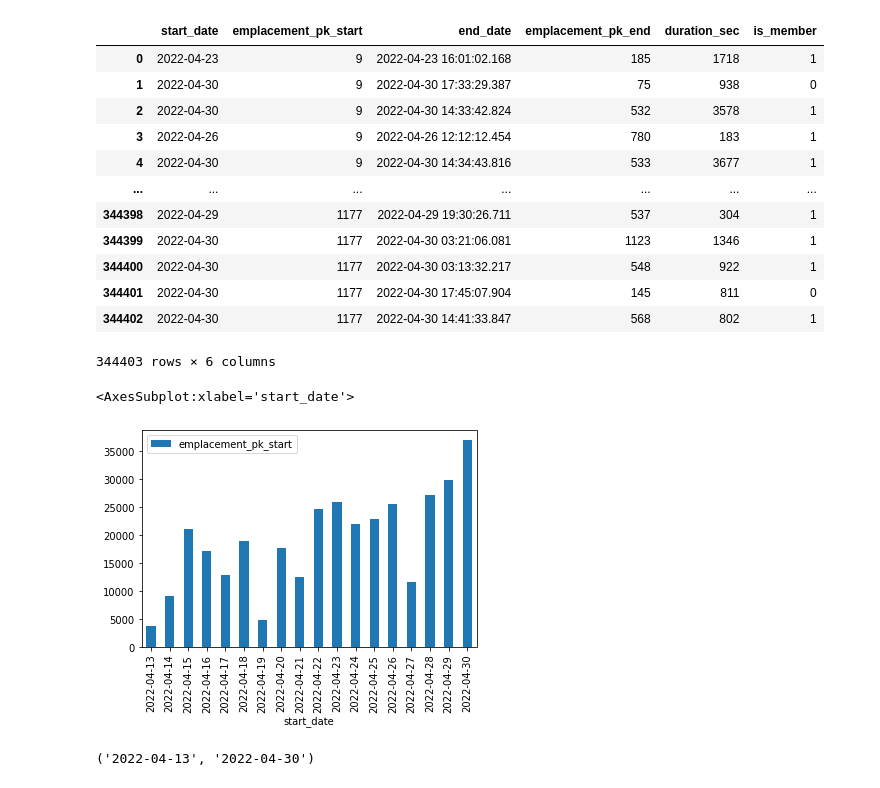
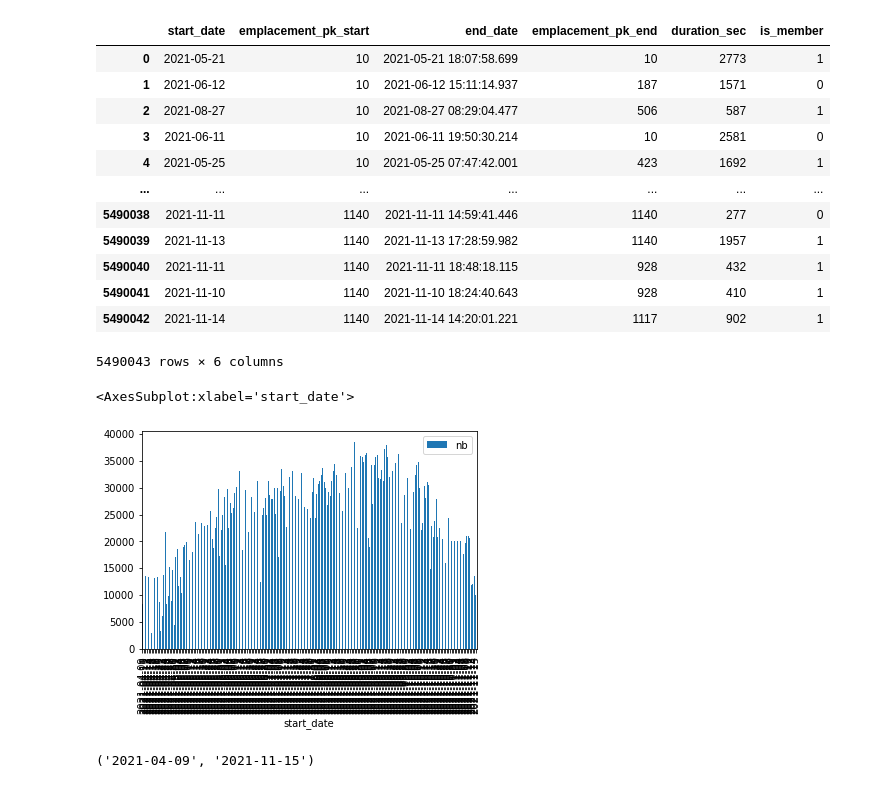
Before and after one commit to LucasScellos/bixi-visualization, a Jupyter notebook: meteo_prediciton.ipynb, the cells around one changed output. Cells and saved outputs as stored; diff of their text form; code cells hidden in the pictures.

```diff
--- a/meteo_prediciton.ipynb
+++ b/meteo_prediciton.ipynb
@@ -4,5 +8,5 @@ from datetime import datetime
 # %%
-deplacement = pd.read_csv('data/2022-avril-data.csv')
+deplacement = pd.read_csv('data/2021_donnees_ouvertes.csv')
 deplacement
 # %% [output]
 |  | start_date | emplacement_pk_start | end_date | emplacement_pk_end | duration_sec | is_member |
@@ -23,34 +27,37 @@ deplacement.start_date = deplacement.start_date.apply(lambda x: x.split(" ")[0])
 deplacement
 # %% [output]
 |  | start_date | emplacement_pk_start | end_date | emplacement_pk_end | duration_sec | is_member |
-| 0 | 2022-04-23 | 9 | 2022-04-23 16:01:02.168 | 185 | 1718 | 1 |
-| 1 | 2022-04-30 | 9 | 2022-04-30 17:33:29.387 | 75 | 938 | 0 |
-| 2 | 2022-04-30 | 9 | 2022-04-30 14:33:42.824 | 532 | 3578 | 1 |
-| 3 | 2022-04-26 | 9 | 2022-04-26 12:12:12.454 | 780 | 183 | 1 |
-| 4 | 2022-04-30 | 9 | 2022-04-30 14:34:43.816 | 533 | 3677 | 1 |
+| 0 | 2021-05-21 | 10 | 2021-05-21 18:07:58.699 | 10 | 2773 | 1 |
+| 1 | 2021-06-12 | 10 | 2021-06-12 15:11:14.937 | 187 | 1571 | 0 |
+| 2 | 2021-08-27 | 10 | 2021-08-27 08:29:04.477 | 506 | 587 | 1 |
+| 3 | 2021-06-11 | 10 | 2021-06-11 19:50:30.214 | 10 | 2581 | 0 |
+| 4 | 2021-05-25 | 10 | 2021-05-25 07:47:42.001 | 423 | 1692 | 1 |
 | ... | ... | ... | ... | ... | ... | ... |
-| 344398 | 2022-04-29 | 1177 | 2022-04-29 19:30:26.711 | 537 | 304 | 1 |
-| 344399 | 2022-04-30 | 1177 | 2022-04-30 03:21:06.081 | 1123 | 1346 | 1 |
-| 344400 | 2022-04-30 | 1177 | 2022-04-30 03:13:32.217 | 548 | 922 | 1 |
-| 344401 | 2022-04-30 | 1177 | 2022-04-30 17:45:07.904 | 145 | 811 | 0 |
-| 344402 | 2022-04-30 | 1177 | 2022-04-30 14:41:33.847 | 568 | 802 | 1 |
+| 5490038 | 2021-11-11 | 1140 | 2021-11-11 14:59:41.446 | 1140 | 277 | 0 |
+| 5490039 | 2021-11-13 | 1140 | 2021-11-13 17:28:59.982 | 1140 | 1957 | 1 |
+| 5490040 | 2021-11-11 | 1140 | 2021-11-11 18:48:18.115 | 928 | 432 | 1 |
+| 5490041 | 2021-11-10 | 1140 | 2021-11-10 18:24:40.643 | 928 | 410 | 1 |
+| 5490042 | 2021-11-14 | 1140 | 2021-11-14 14:20:01.221 | 1117 | 902 | 1 |
-344403 rows × 6 columns
+5490043 rows × 6 columns
 # %%
 deplacement_par_jour = deplacement.groupby("start_date").count()
 deplacement_par_jour.sort_values(by=["start_date"], inplace=True)
 deplacement_par_jour.drop(deplacement_par_jour.columns.difference(["start_date","emplacement_pk_start"]),1,inplace=True)
 deplacement_par_jour.reset_index(inplace=True)
+deplacement_par_jour.rename({"emplacement_pk_start":"nb"},inplace=True,errors="raise",axis="columns")
 # %%
 import matplotlib.pyplot as plt
-deplacement_par_jour.plot(x="start_date",y="emplacement_pk_start",kind="bar")
+#non lisible à refaire
+plt.rcParams["figure.figsize"] = (20, 4)
+deplacement_par_jour.plot(x="start_date",y="nb",kind="bar")
 # %% [output]
 <AxesSubplot:xlabel='start_date'>
-[figure, old version]
+[figure, new version]
 # %%
 date_debut, date_fin= deplacement_par_jour['start_date'][0],deplacement_par_jour['start_date'][len(deplacement_par_jour)-1]
 date_debut, date_fin
 # %% [output]
-('2022-04-13', '2022-04-30')
+('2021-04-09', '2021-11-15')
 # %%
 import requests
 
```
Also changed, not shown: parts of 19 cells of this notebook.
